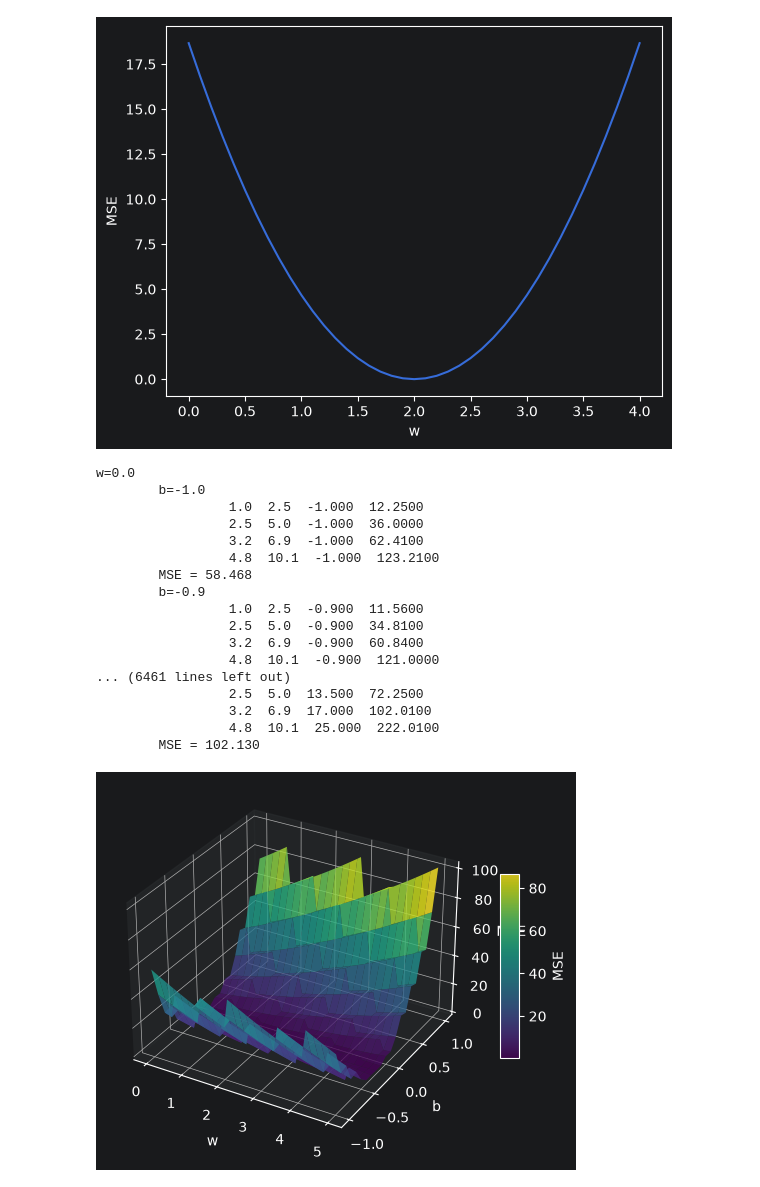
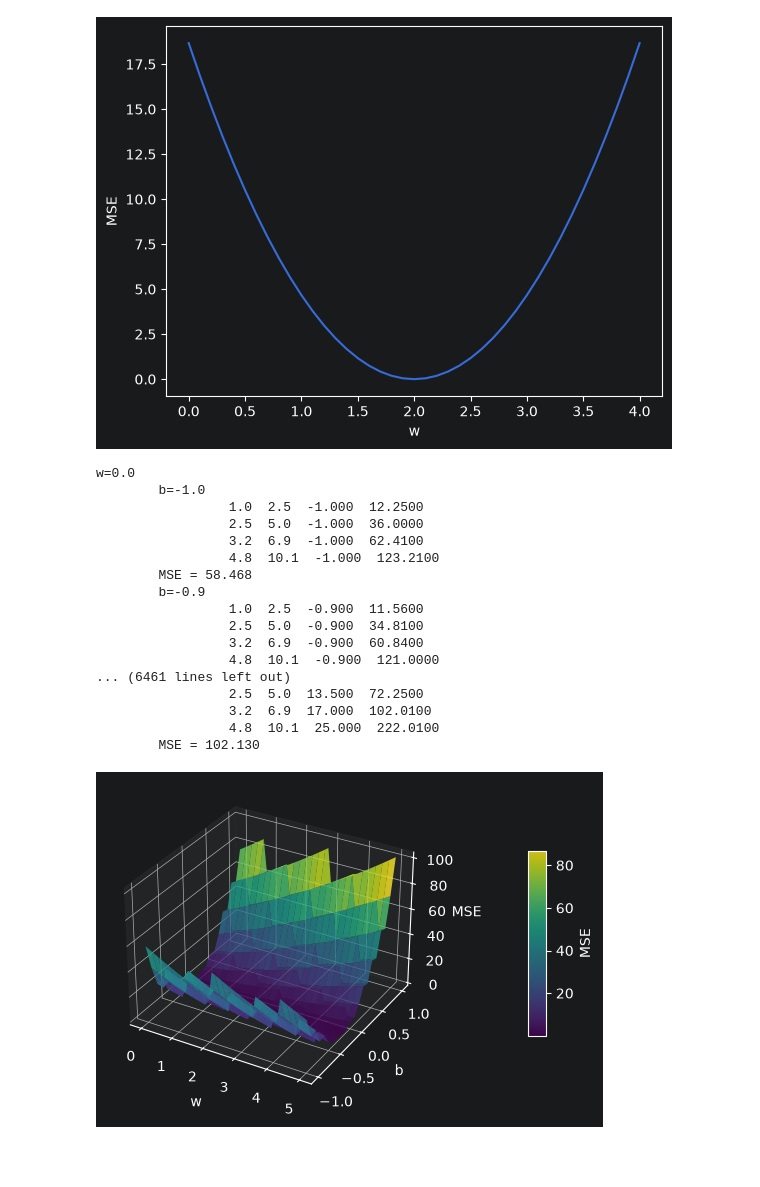
Before and after one commit to CONSENTESDEI/Learning, a Jupyter notebook: Pytorch_Learning/c0001. Liu_Da_Er_Liner_Model.ipynb, the cells around one changed output. Drawn from its saved outputs; the diff is of its cells as text; code cells hidden in the pictures; blank space fills up the shorter version.

```diff
--- a/Pytorch_Learning/c0001. Liu_Da_Er_Liner_Model.ipynb
+++ b/Pytorch_Learning/c0001. Liu_Da_Er_Liner_Model.ipynb
@@ -128,7 +129,6 @@ MSE = 18.667
 """
 # 导包
 import numpy as np
-import pandas as pd
 import matplotlib.pyplot as plt
 from mpl_toolkits.mplot3d import Axes3D
 
@@ -174,7 +174,7 @@ for w in np.arange(0.0, 5.1, 0.1):
     # 存入w
     w_list.append(w)
 
-# 6.绘制图标
+# 6.绘制图表
 # 将列表转换为二维网格
 w_unique = np.arange(0.0, 5.1, 0.1)
 b_unique = np.arange(-1.0, 1.1, 0.1)
@@ -183,32 +183,38 @@ cost_grid = np.array(mse_list).reshape(len(b_unique), len(w_unique))
 
 # 然后正常绘图
 fig = plt.figure()
 ax = fig.add_subplot(111, projection='3d')
 surf = ax.plot_surface(w_grid, b_grid, cost_grid, cmap='viridis', alpha=0.8, edgecolor='none')
-fig.colorbar(surf, ax=ax, shrink=0.5, aspect=10, label='MSE')
+
+# 修改颜色条的位置和大小
+fig.colorbar(surf, ax=ax, shrink=0.5, aspect=10,
+             label='MSE',
+             pad=0.2)  # pad控制与主图的间距，增大可以避免遮挡
 
 ax.set_xlabel("w")
 ax.set_ylabel("b")
 ax.set_zlabel("MSE")
 
+
+
 plt.savefig('./resource/picture/loss_surface.png')
 plt.show()
 # %% [output]
 w=0.0
         b=-1.0
                  1.0  2.5  -1.000  12.2500
                  2.5  5.0  -1.000  36.0000
                  3.2  6.9  -1.000  62.4100
                  4.8  10.1  -1.000  123.2100
         MSE = 58.468
         b=-0.9
                  1.0  2.5  -0.900  11.5600
                  2.5  5.0  -0.900  34.8100
                  3.2  6.9  -0.900  60.8400
                  4.8  10.1  -0.900  121.0000
 ... (6461 lines left out)
                  2.5  5.0  13.500  72.2500
                  3.2  6.9  17.000  102.0100
                  4.8  10.1  25.000  222.0100
         MSE = 102.130
-[figure, old version]
+[figure, new version]
```
Also changed, not shown: parts of 1 cell of this notebook, 8 other files.
